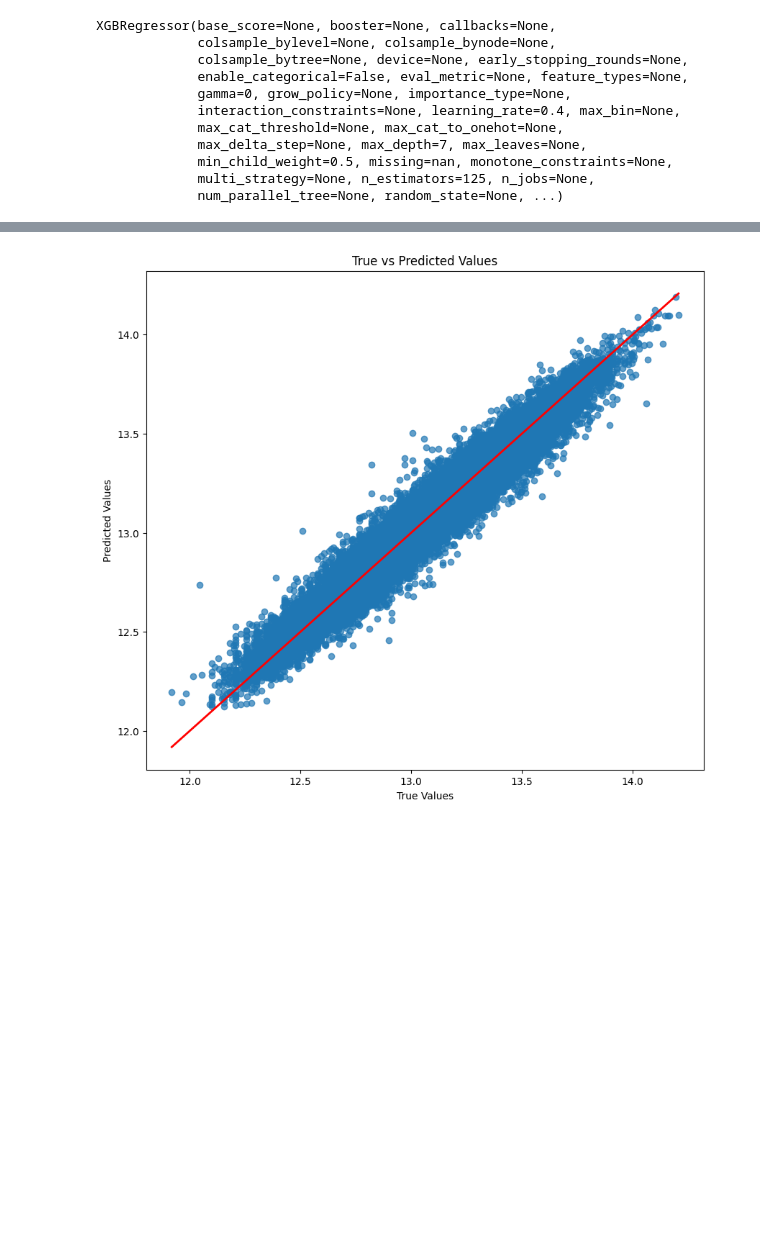
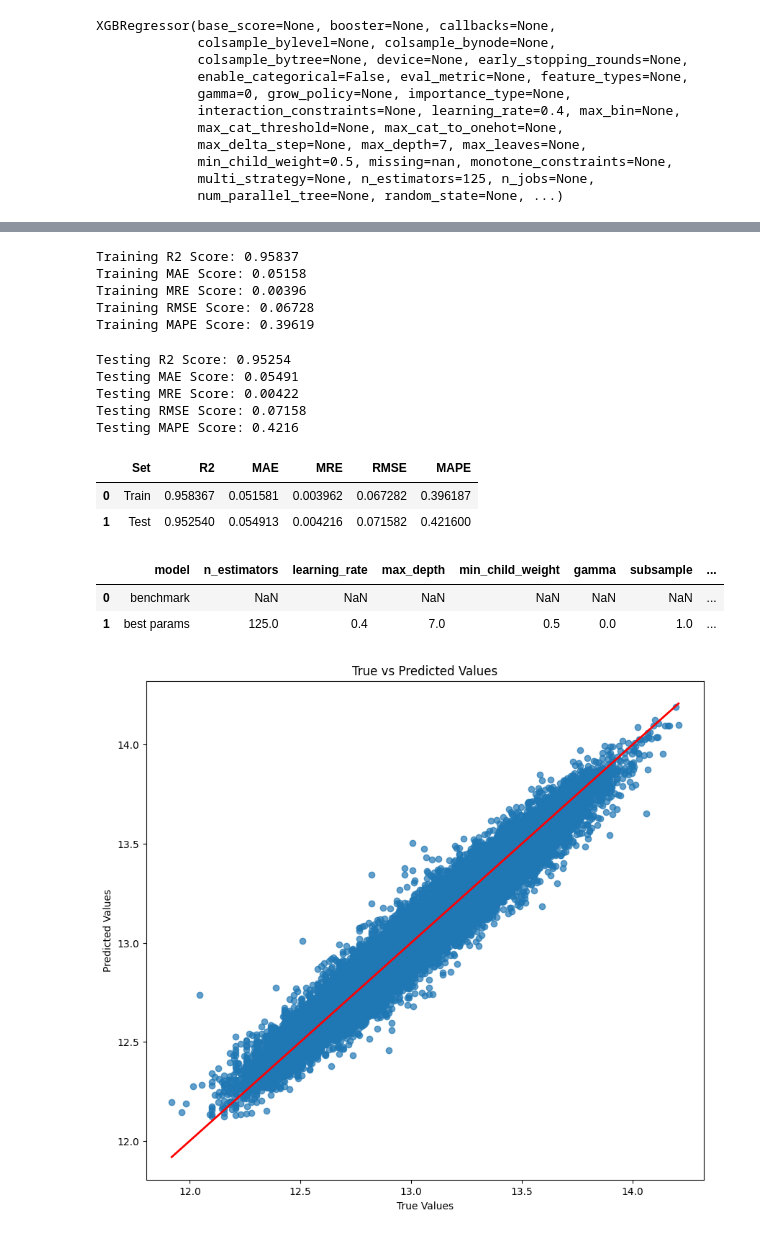
Before and after one commit to joesurf/Housing-Price-Time-Series-Forecasting, a Jupyter notebook: models/xgboost_model.ipynb, the cells around one changed output, grey strips where cells are left out. Saved outputs shown, nothing was run; the diff lists cells and outputs as text; code cells hidden in the pictures; blank space fills up the shorter version.

```diff
--- a/models/xgboost_model.ipynb
+++ b/models/xgboost_model.ipynb
@@ -227,0 +208,28 @@ Test MAE score = 0.05
+# %%
+y_pred = grid_search.best_estimator_.predict(X_train_processed)
+
+# R2 Score
+r2 = r2_score(y_train, y_pred)
+print("Training R2 Score:", round(r2, 5))
+
+# Mean Absolute Error (MAE)
+mae = mean_absolute_error(y_train, y_pred)
+print("Training MAE Score:", round(mae, 5))
+
+# Mean Relative Error (MRE)
+mre = np.mean(np.abs((y_train - y_pred) / y_train))
+print("Training MRE Score:", round(mre, 5))
+
+# Root Mean Squared Error (RMSE)
+rmse = np.sqrt(mean_squared_error(y_train, y_pred))
+print("Training RMSE Score:", round(rmse, 5))
+
+# Mean Absolute Percentage Error
+mape = np.mean(np.abs((y_train - y_pred) / y_train)) * 100
+print("Training MAPE Score:", round(mape, 5))
+# %% [output]
+Training R2 Score: 0.95837
+Training MAE Score: 0.05158
+Training MRE Score: 0.00396
+Training RMSE Score: 0.06728
+Training MAPE Score: 0.39619
@@ -227,0 +238,28 @@ Test MAE score = 0.05
+# %%
+y_pred = grid_search.best_estimator_.predict(X_test_processed)
+
+# R2 Score
+r2 = r2_score(y_test, y_pred)
+print("Testing R2 Score:", round(r2, 5))
+
+# Mean Absolute Error (MAE)
+mae = mean_absolute_error(y_test, y_pred)
+print("Testing MAE Score:", round(mae, 5))
+
+# Mean Relative Error (MRE)
+mre = np.mean(np.abs((y_test - y_pred) / y_test))
+print("Testing MRE Score:", round(mre, 5))
+
+# Root Mean Squared Error (RMSE)
+rmse = np.sqrt(mean_squared_error(y_test, y_pred))
+print("Testing RMSE Score:", round(rmse, 5))
+
+# Mean Absolute Percentage Error
+mape = np.mean(np.abs((y_test - y_pred) / y_test)) * 100
+print("Testing MAPE Score:", round(mape, 5))
+# %% [output]
+Testing R2 Score: 0.95254
+Testing MAE Score: 0.05491
+Testing MRE Score: 0.00422
+Testing RMSE Score: 0.07158
+Testing MAPE Score: 0.4216
@@ -228,3 +268,23 @@ Test MAE score = 0.05
+# %%
+scores = [train_scores, test_scores]
+scores_table = pd.DataFrame(scores)
+scores_table.head()
+# %% [output]
+|  | Set | R2 | MAE | MRE | RMSE | MAPE |
+| 0 | Train | 0.958367 | 0.051581 | 0.003962 | 0.067282 | 0.396187 |
+| 1 | Test | 0.952540 | 0.054913 | 0.004216 | 0.071582 | 0.421600 |
+# %%
+param_info = [
+    {'model': 'benchmark', 'n_estimators': None, 'learning_rate': None, 'max_depth': None, 'min_child_weight': None, 'gamma': None, 'subsample': None, 'Train MAE Score': 0.06, 'Test MAE Score': 0.06},
+    {'model': 'best params', 'n_estimators': 125, 'learning_rate': 0.4, 'max_depth': 7, 'min_child_weight': 0.5, 'gamma': 0, 'subsample': 1, 'Train MAE Score': 0.05, 'Test MAE Score': 0.05}
+]
+
+param_table = pd.DataFrame(param_info)
+param_table.head()
+# %% [output]
+|  | model | n_estimators | learning_rate | max_depth | min_child_weight | gamma | subsample | ... |
+| 0 | benchmark | NaN | NaN | NaN | NaN | NaN | NaN | ... |
+| 1 | best params | 125.0 | 0.4 | 7.0 | 0.5 | 0.0 | 1.0 | ... |
 # %%
 plt.figure(figsize=(10, 9))
 plt.scatter(y_test, y_pred, alpha=0.7)
```
Also changed, not shown: parts of 5 cells of this notebook, 2 other files.
